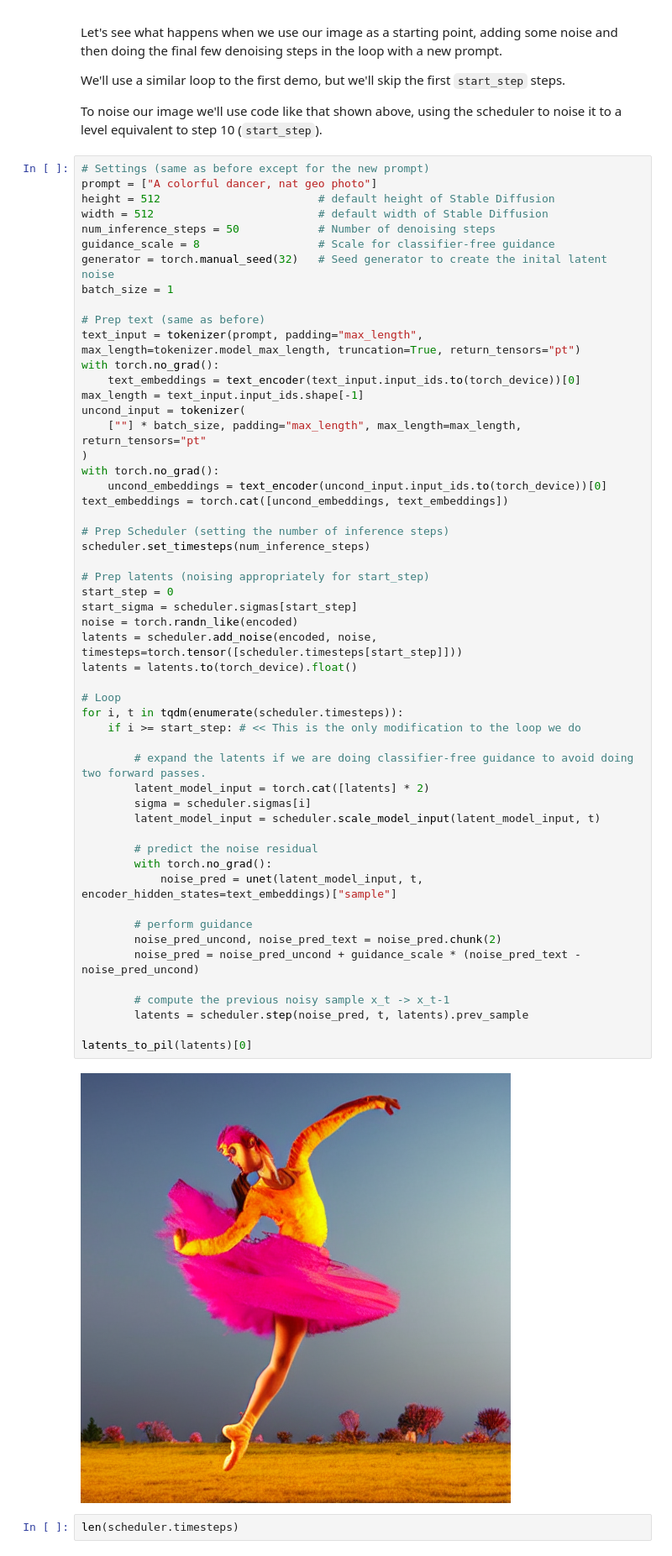
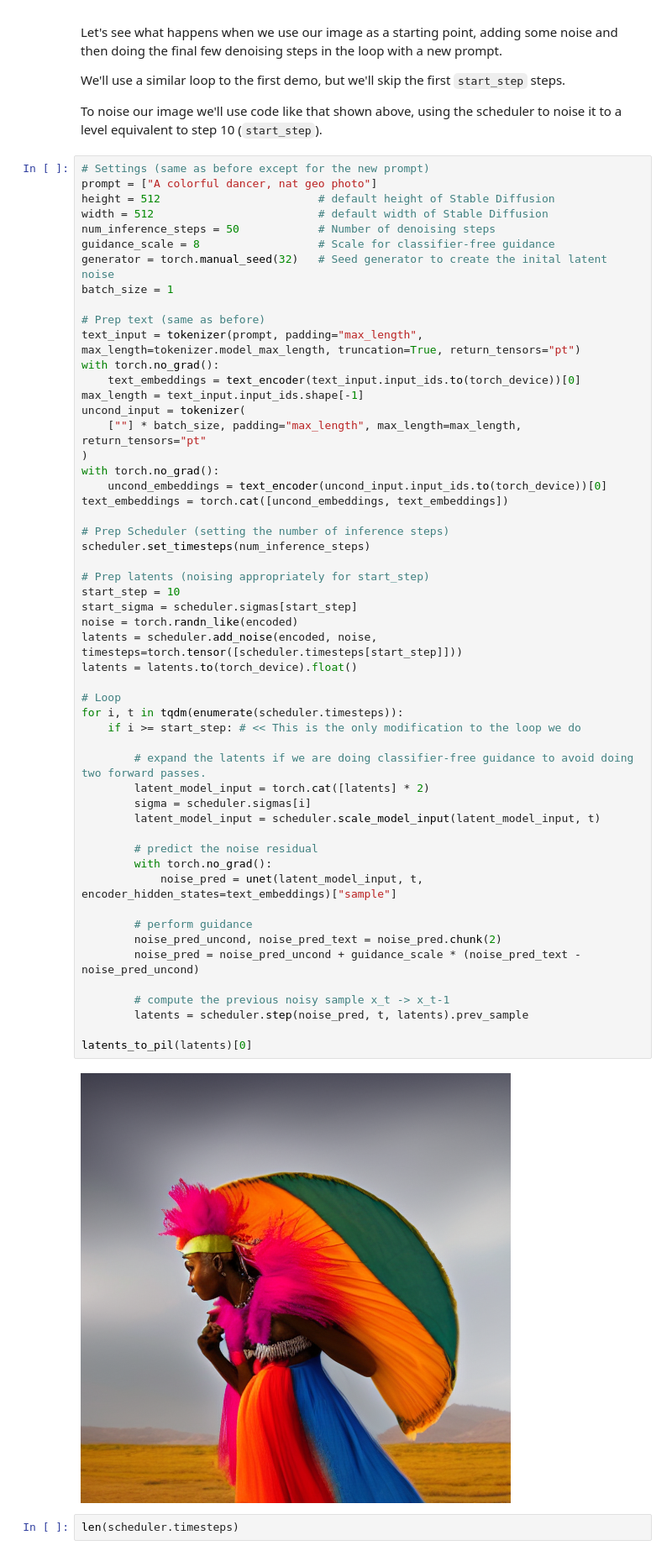
Before and after one commit to guyk1971/diffusion-models-class, a Jupyter notebook: unit3/Stable_Diffusion_Deep_Dive_gk.ipynb, the cells around one changed output. Shown at 84% size. Drawn from its saved outputs; the diff is of its cells as text.

```diff
--- a/unit3/Stable_Diffusion_Deep_Dive_gk.ipynb
+++ b/unit3/Stable_Diffusion_Deep_Dive_gk.ipynb
@@ -325,35 +321,35 @@ text_embeddings = torch.cat([uncond_embeddings, text_embeddings])
 scheduler.set_timesteps(num_inference_steps)
 
 # Prep latents (noising appropriately for start_step)
-start_step = 0
+start_step = 10
 start_sigma = scheduler.sigmas[start_step]
 noise = torch.randn_like(encoded)
 latents = scheduler.add_noise(encoded, noise, timesteps=torch.tensor([scheduler.timesteps[start_step]]))
 latents = latents.to(torch_device).float()
 
 # Loop
 for i, t in tqdm(enumerate(scheduler.timesteps)):
     if i >= start_step: # << This is the only modification to the loop we do
 
         # expand the latents if we are doing classifier-free guidance to avoid doing two forward passes.
         latent_model_input = torch.cat([latents] * 2)
         sigma = scheduler.sigmas[i]
         latent_model_input = scheduler.scale_model_input(latent_model_input, t)
 
         # predict the noise residual
         with torch.no_grad():
             noise_pred = unet(latent_model_input, t, encoder_hidden_states=text_embeddings)["sample"]
 
         # perform guidance
         noise_pred_uncond, noise_pred_text = noise_pred.chunk(2)
         noise_pred = noise_pred_uncond + guidance_scale * (noise_pred_text - noise_pred_uncond)
 
         # compute the previous noisy sample x_t -> x_t-1
         latents = scheduler.step(noise_pred, t, latents).prev_sample
 
 latents_to_pil(latents)[0]
 # %% [output]
-[figure, old version]
+[figure, new version]
 # %%
 len(scheduler.timesteps)
 # %% [output]
```
Also changed, not shown: parts of 3 cells of this notebook, 1 other file.
